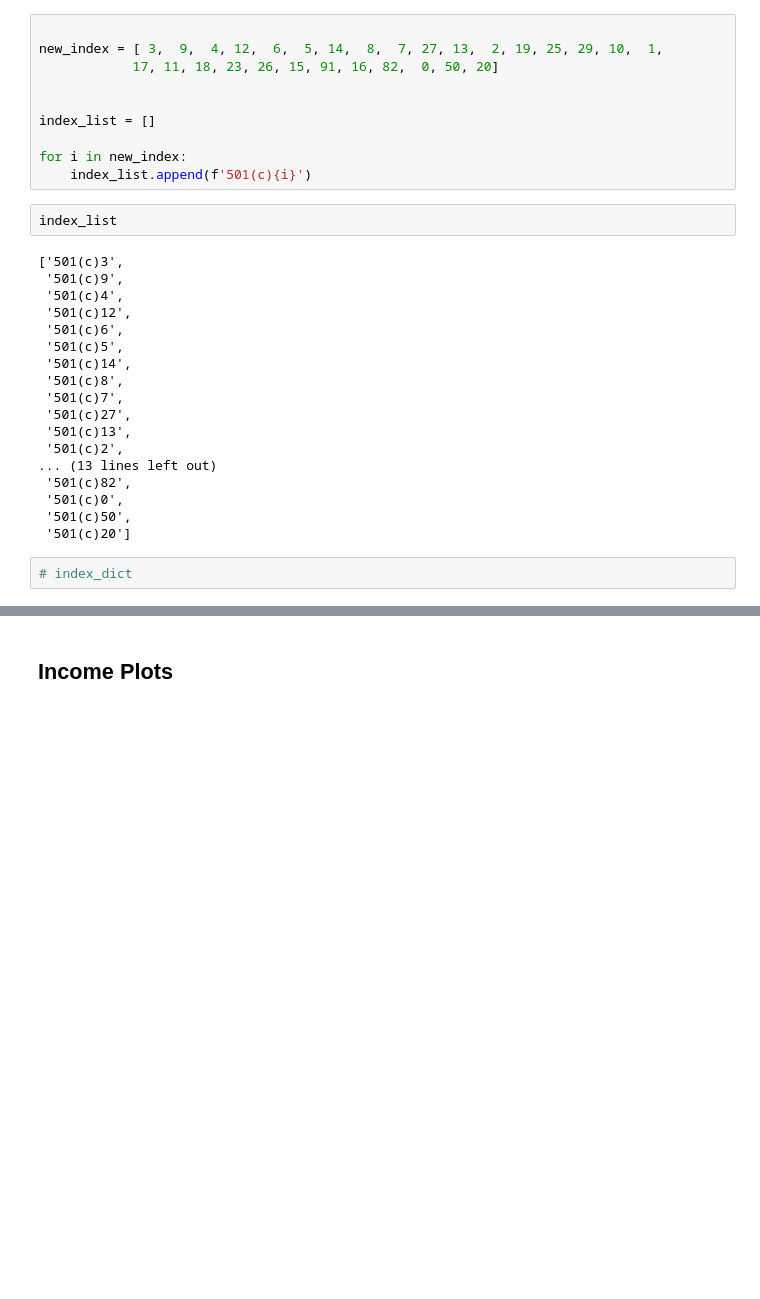
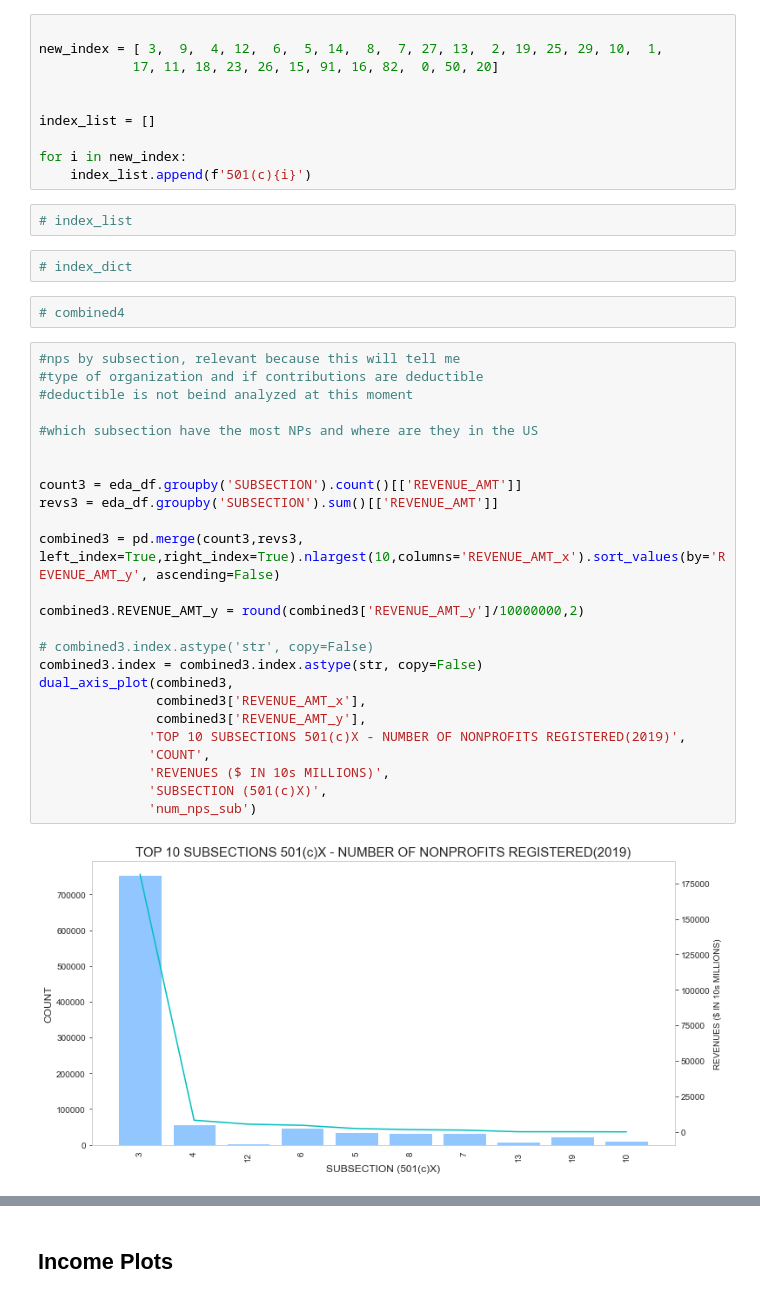
Before and after one commit to lesro/change_unlimited, a Jupyter notebook: notebooks/day3_eda_.ipynb, the cells around one changed output, grey strips where cells are left out. Cells and saved outputs as stored; diff of their text form; blank space fills up the shorter version.

```diff
--- a/notebooks/day3_eda_.ipynb
+++ b/notebooks/day3_eda_.ipynb
@@ -146,26 +144,37 @@ index_list = []
 
 for i in new_index:
     index_list.append(f'501(c){i}')
-# %%
-index_list
-# %% [output]
-['501(c)3',
- '501(c)9',
- '501(c)4',
- '501(c)12',
- '501(c)6',
- '501(c)5',
- '501(c)14',
- '501(c)8',
- '501(c)7',
- '501(c)27',
- '501(c)13',
- '501(c)2',
-... (13 lines left out)
- '501(c)82',
- '501(c)0',
- '501(c)50',
- '501(c)20']
+# %%
+# index_list
 # %%
 # index_dict
+# %%
+# combined4
+# %%
+#nps by subsection, relevant because this will tell me
+#type of organization and if contributions are deductible
+#deductible is not beind analyzed at this moment
+
+#which subsection have the most NPs and where are they in the US
+
+
+count3 = eda_df.groupby('SUBSECTION').count()[['REVENUE_AMT']]
+revs3 = eda_df.groupby('SUBSECTION').sum()[['REVENUE_AMT']]
+
+combined3 = pd.merge(count3,revs3, left_index=True,right_index=True).nlargest(10,columns='REVENUE_AMT_x').sort_values(by='REVENUE_AMT_y', ascending=False)
+
+combined3.REVENUE_AMT_y = round(combined3['REVENUE_AMT_y']/10000000,2)
+
+# combined3.index.astype('str', copy=False)
+combined3.index = combined3.index.astype(str, copy=False)
+dual_axis_plot(combined3,
+               combined3['REVENUE_AMT_x'],
+               combined3['REVENUE_AMT_y'],
+              'TOP 10 SUBSECTIONS 501(c)X - NUMBER OF NONPROFITS REGISTERED(2019)',
+              'COUNT',
+              'REVENUES ($ IN 10s MILLIONS)',
+              'SUBSECTION (501(c)X)',
+              'num_nps_sub')
+# %% [output]
+[figure, added]
 # %%
```
Also changed, not shown: parts of 15 cells of this notebook, 3 other files.
